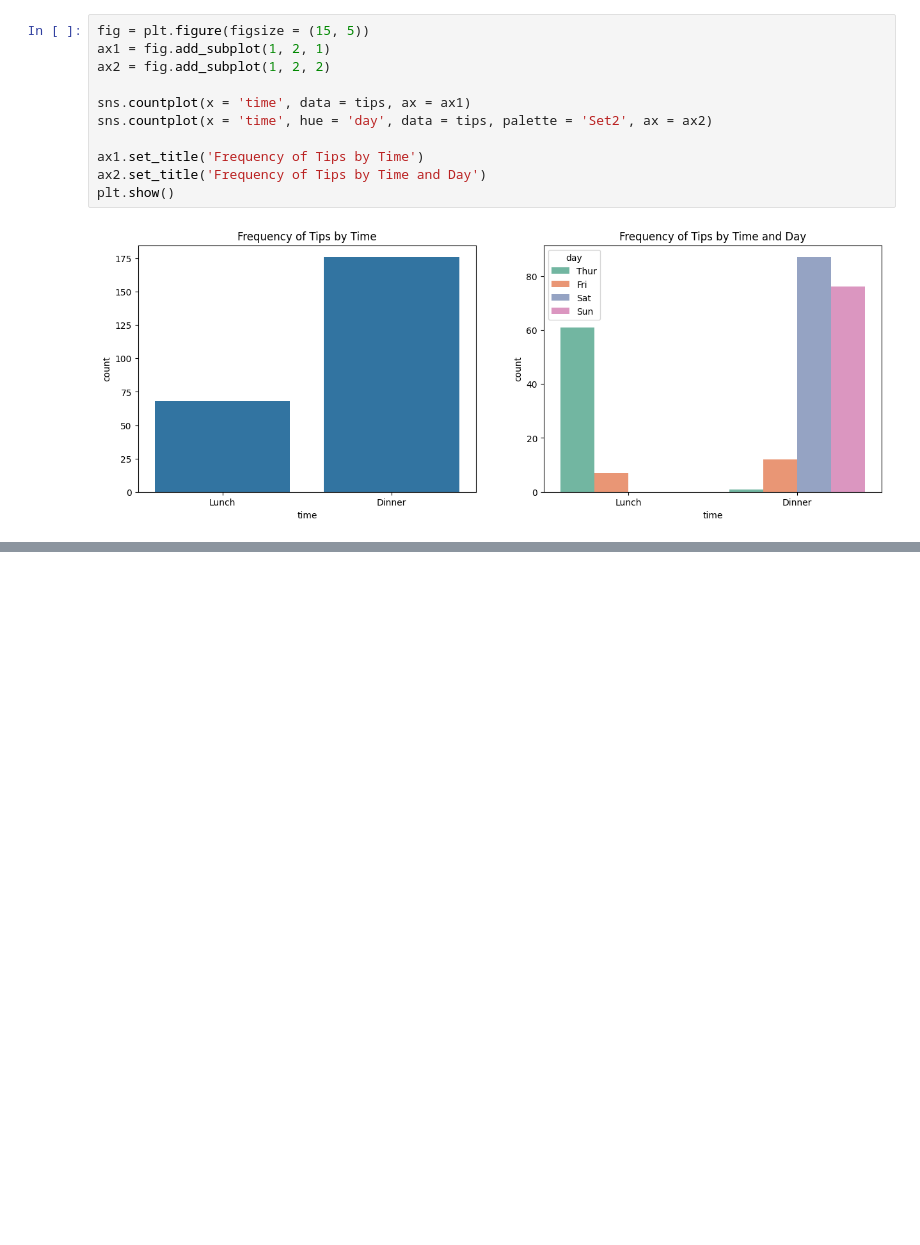
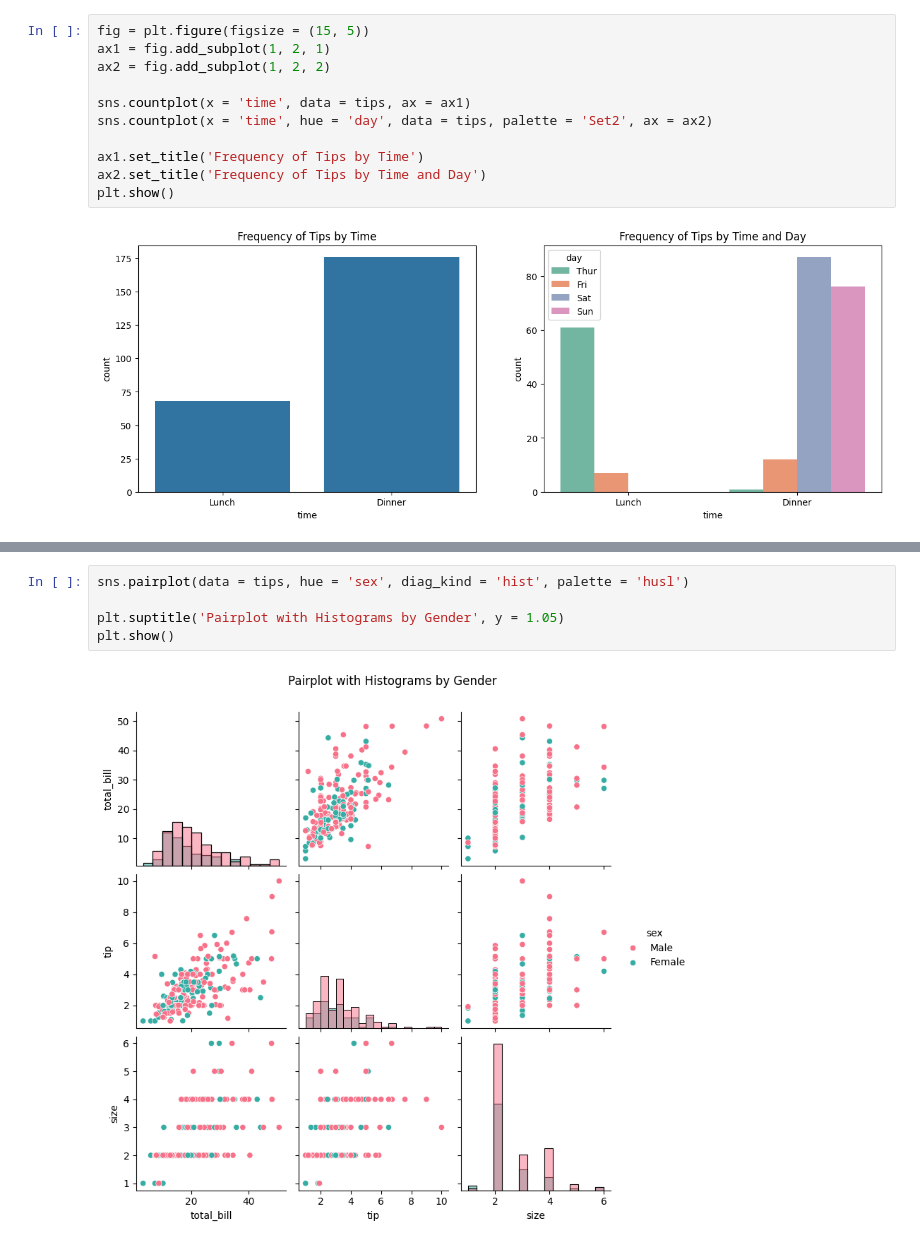
Before and after one commit to Choiwanwoo-03/MachineLearning_CodePractice, a Jupyter notebook: Seaborn_library_practice.ipynb, the cells around one changed output, grey strips where cells are left out. Cells and saved outputs as stored; diff of their text form; blank space fills up the shorter version.

```diff
--- a/Seaborn_library_practice.ipynb
+++ b/Seaborn_library_practice.ipynb
@@ -85,0 +115,7 @@ plt.show()
+# %%
+sns.pairplot(data = tips, hue = 'sex', diag_kind = 'hist', palette = 'husl')
+
+plt.suptitle('Pairplot with Histograms by Gender', y = 1.05)
+plt.show()
+# %% [output]
+[figure, added]
```
Also changed, not shown: parts of 3 cells of this notebook.
